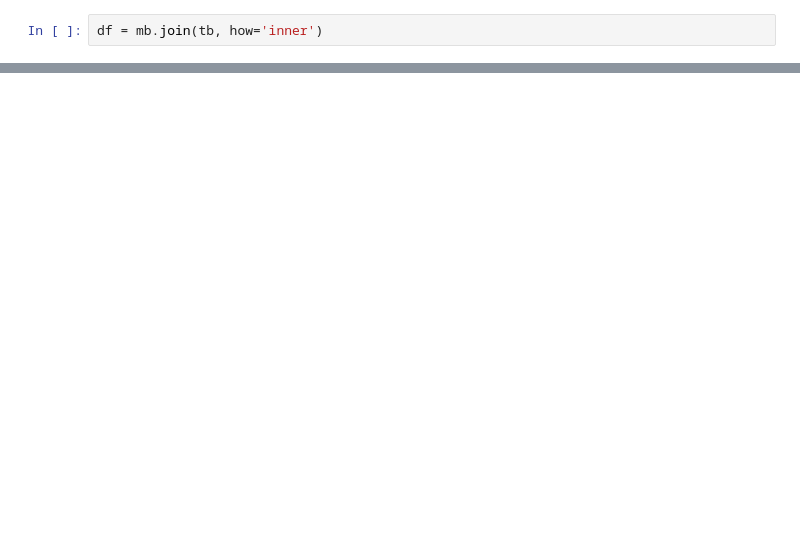
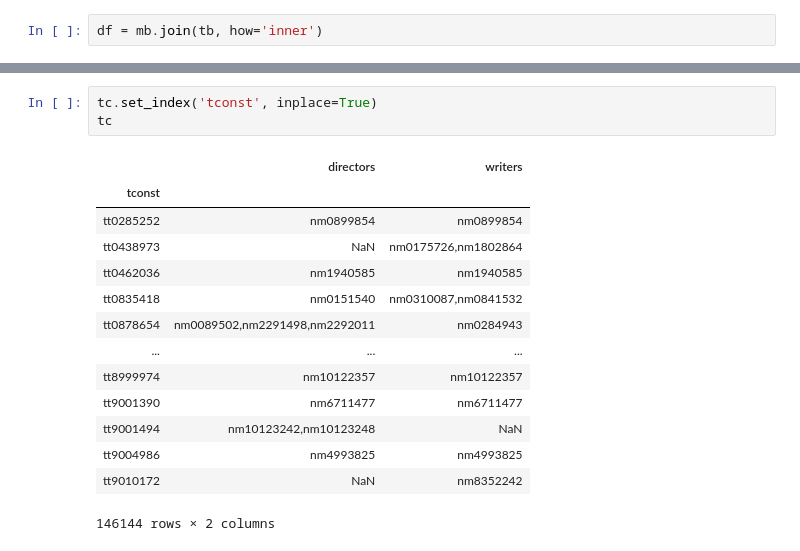
Before and after one commit to jaybee202/DCDS-MOD1---MS-Movies, a Jupyter notebook: data/raw/Film,Genre budgets and gross.ipynb, the cells around one changed output, grey strips where cells are left out. Drawn from its saved outputs; the diff is of its cells as text; blank space fills up the shorter version.

```diff
--- a/data/raw/Film,Genre budgets and gross.ipynb
+++ b/data/raw/Film,Genre budgets and gross.ipynb
@@ -77,0 +91,18 @@ df = mb.join(tb, how='inner')
+# %%
+tc.set_index('tconst', inplace=True)
+tc
+# %% [output]
+|  | directors | writers |
+| tconst |  |  |
+| tt0285252 | nm0899854 | nm0899854 |
+| tt0438973 | NaN | nm0175726,nm1802864 |
+| tt0462036 | nm1940585 | nm1940585 |
+| tt0835418 | nm0151540 | nm0310087,nm0841532 |
+| tt0878654 | nm0089502,nm2291498,nm2292011 | nm0284943 |
+| ... | ... | ... |
+| tt8999974 | nm10122357 | nm10122357 |
+| tt9001390 | nm6711477 | nm6711477 |
+| tt9001494 | nm10123242,nm10123248 | NaN |
+| tt9004986 | nm4993825 | nm4993825 |
+| tt9010172 | NaN | nm8352242 |
+146144 rows × 2 columns
```
Also changed, not shown: parts of 19 cells of this notebook, 3 other files.
